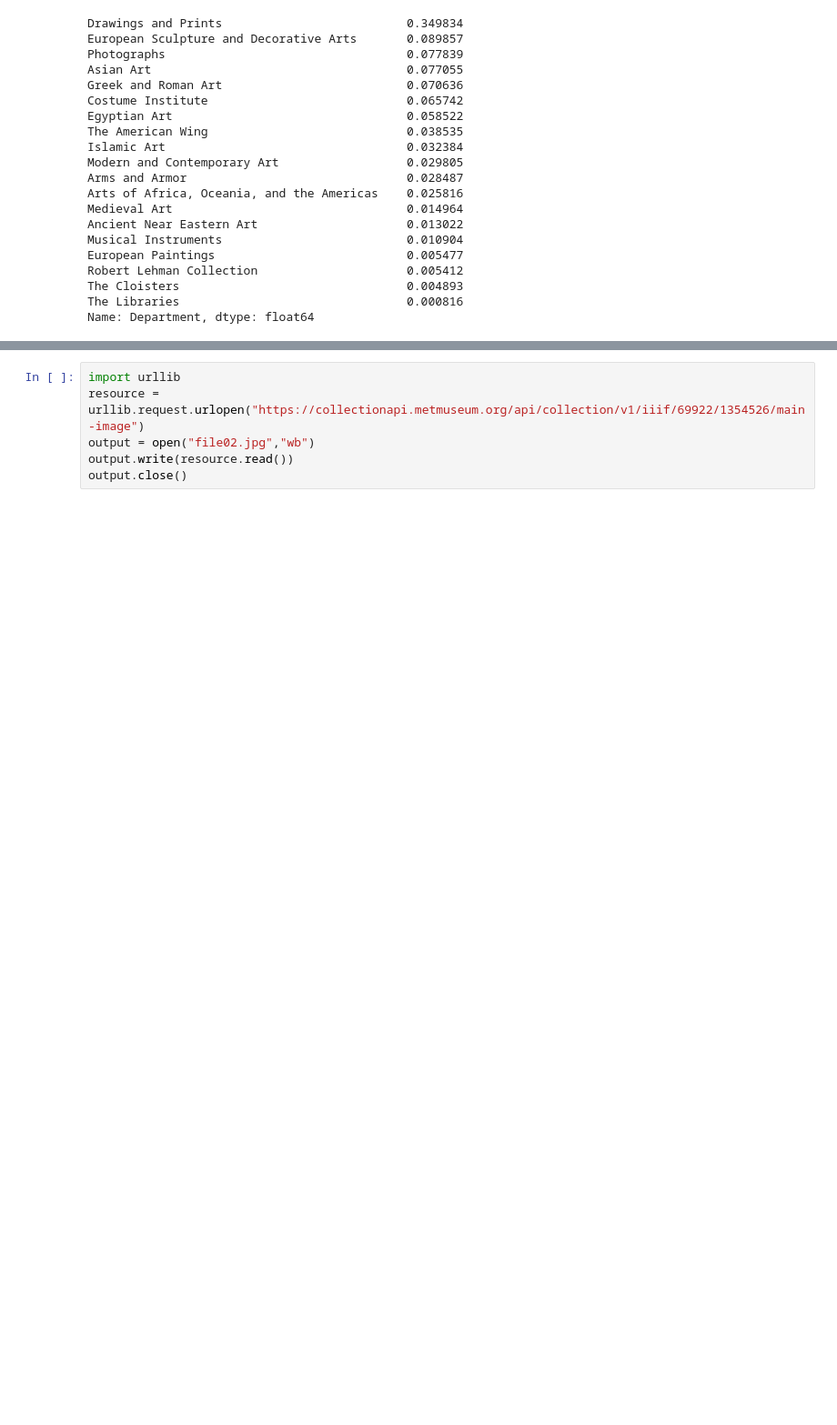
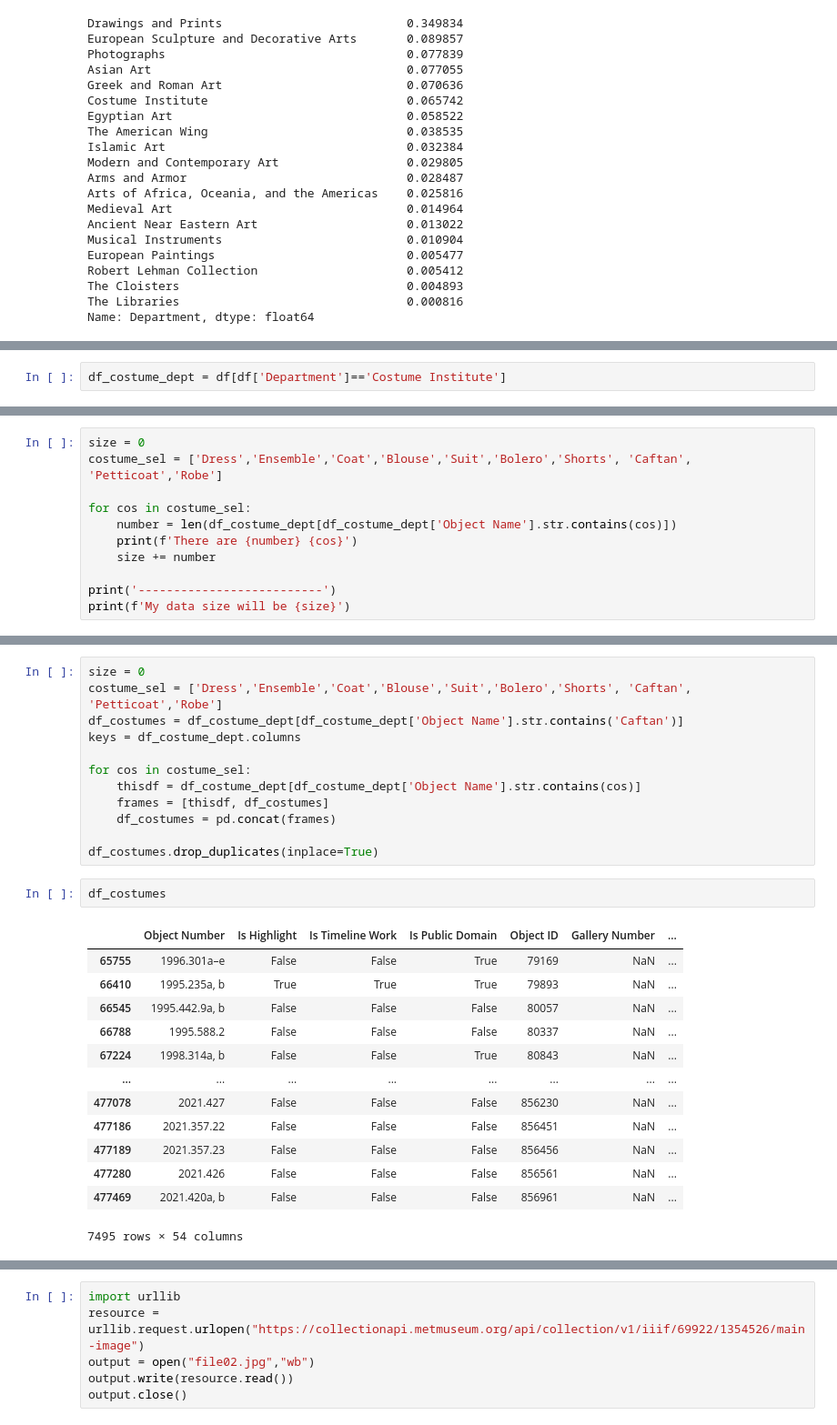
Before and after one commit to vivyhasadream/vintage_clothes_generator, a Jupyter notebook: Data Wrangling.ipynb, the cells around one changed output, grey strips where cells are left out. Shown: that part at 91% size. Drawn from its saved outputs; the diff is of its cells as text; blank space fills up the shorter version.

Commit message:
did data scrape for department 8 and robe

```diff
--- a/Data Wrangling.ipynb
+++ b/Data Wrangling.ipynb
@@ -98,0 +99,2 @@ import requests
+# %%
+df_costume_dept = df[df['Department']=='Costume Institute']
@@ -98,0 +123,11 @@ import requests
+# %%
+size = 0
+costume_sel = ['Dress','Ensemble','Coat','Blouse','Suit','Bolero','Shorts', 'Caftan', 'Petticoat','Robe']
+
+for cos in costume_sel:
+    number = len(df_costume_dept[df_costume_dept['Object Name'].str.contains(cos)])
+    print(f'There are {number} {cos}')
+    size += number
+
+print('--------------------------')
+print(f'My data size will be {size}')
@@ -98,0 +166,28 @@ import requests
+# %%
+size = 0
+costume_sel = ['Dress','Ensemble','Coat','Blouse','Suit','Bolero','Shorts', 'Caftan', 'Petticoat','Robe']
+df_costumes = df_costume_dept[df_costume_dept['Object Name'].str.contains('Caftan')]
+keys = df_costume_dept.columns
+
+for cos in costume_sel:
+    thisdf = df_costume_dept[df_costume_dept['Object Name'].str.contains(cos)]
+    frames = [thisdf, df_costumes]
+    df_costumes = pd.concat(frames)
+
+df_costumes.drop_duplicates(inplace=True)
+# %%
+df_costumes
+# %% [output]
+|  | Object Number | Is Highlight | Is Timeline Work | Is Public Domain | Object ID | Gallery Number | ... |
+| 65755 | 1996.301a–e | False | False | True | 79169 | NaN | ... |
+| 66410 | 1995.235a, b | True | True | True | 79893 | NaN | ... |
+| 66545 | 1995.442.9a, b | False | False | False | 80057 | NaN | ... |
+| 66788 | 1995.588.2 | False | False | False | 80337 | NaN | ... |
+| 67224 | 1998.314a, b | False | False | True | 80843 | NaN | ... |
+| ... | ... | ... | ... | ... | ... | ... | ... |
+| 477078 | 2021.427 | False | False | False | 856230 | NaN | ... |
+| 477186 | 2021.357.22 | False | False | False | 856451 | NaN | ... |
+| 477189 | 2021.357.23 | False | False | False | 856456 | NaN | ... |
+| 477280 | 2021.426 | False | False | False | 856561 | NaN | ... |
+| 477469 | 2021.420a, b | False | False | False | 856961 | NaN | ... |
+7495 rows × 54 columns
```
Also changed, not shown: parts of 33 cells of this notebook, 4 other files.
